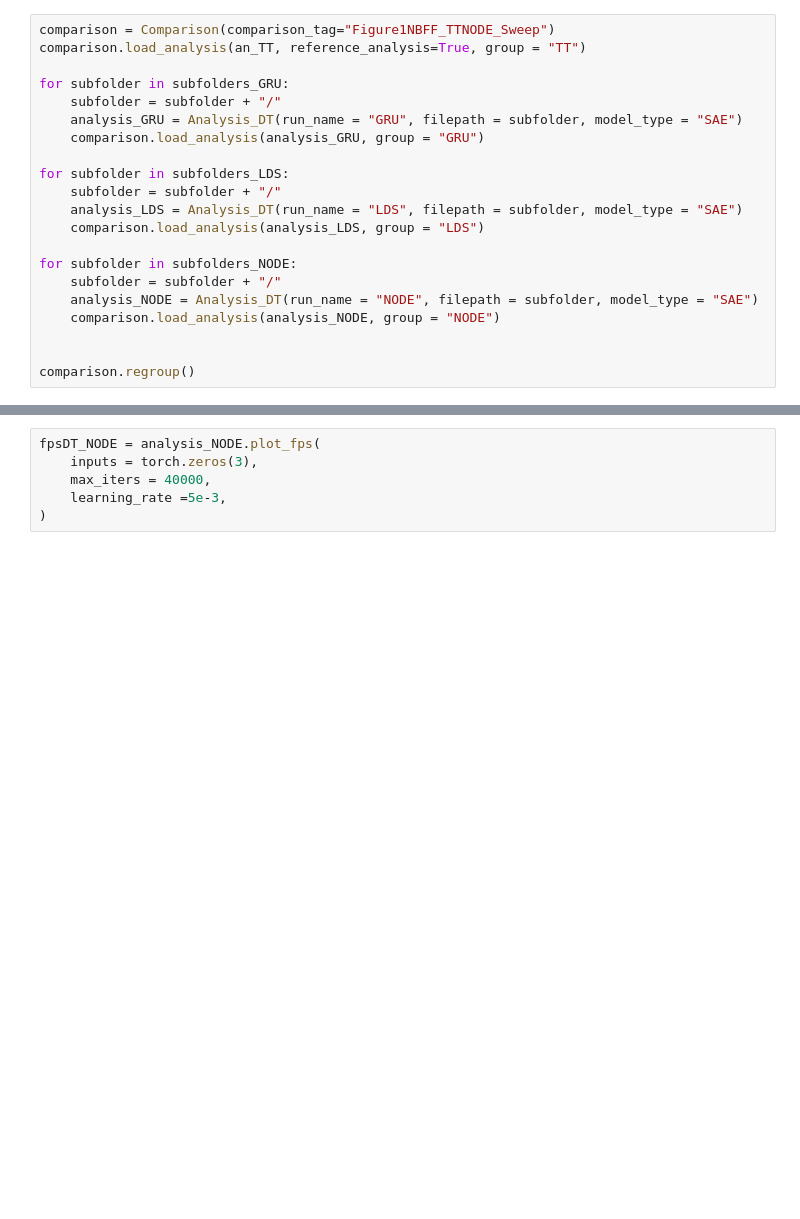
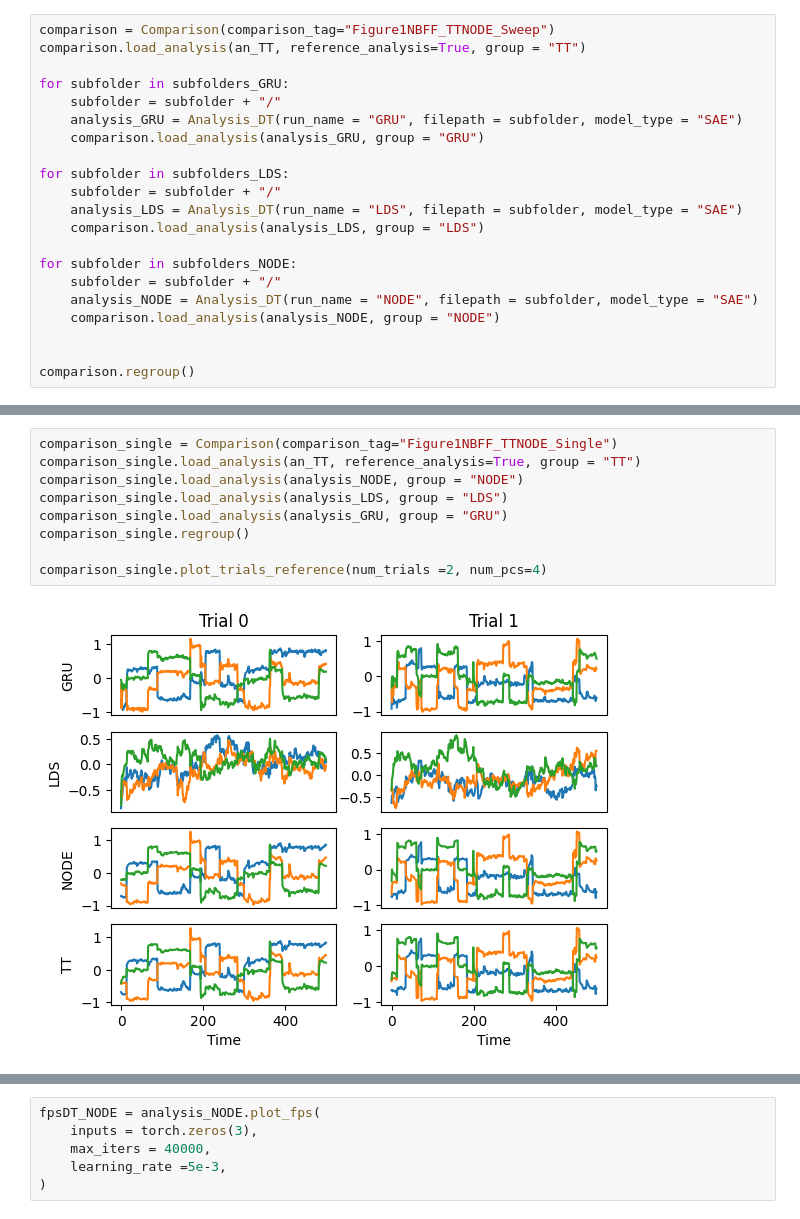
Before and after one commit to snel-repo/ComputationThruDynamicsBenchmark, a Jupyter notebook: examples/figures/Fig1/Figure1_NBFF_TTNODESweep.ipynb, the cells around one changed output, grey strips where cells are left out. Saved outputs shown, nothing was run; the diff lists cells and outputs as text; blank space fills up the shorter version.

```diff
--- a/examples/figures/Fig1/Figure1_NBFF_TTNODESweep.ipynb
+++ b/examples/figures/Fig1/Figure1_NBFF_TTNODESweep.ipynb
@@ -126,3 +92,14 @@ array([[0.96425657, 0.65568965],
+# %%
+comparison_single = Comparison(comparison_tag="Figure1NBFF_TTNODE_Single")
+comparison_single.load_analysis(an_TT, reference_analysis=True, group = "TT")
+comparison_single.load_analysis(analysis_NODE, group = "NODE")
+comparison_single.load_analysis(analysis_LDS, group = "LDS")
+comparison_single.load_analysis(analysis_GRU, group = "GRU")
+comparison_single.regroup()
+
+comparison_single.plot_trials_reference(num_trials =2, num_pcs=4)
+# %% [output]
+[figure, added]
 # %%
 fpsTT = an_TT.plot_fps(
     inputs = torch.zeros(3),
```
Also changed, not shown: parts of 7 cells of this notebook, 17 other files.
